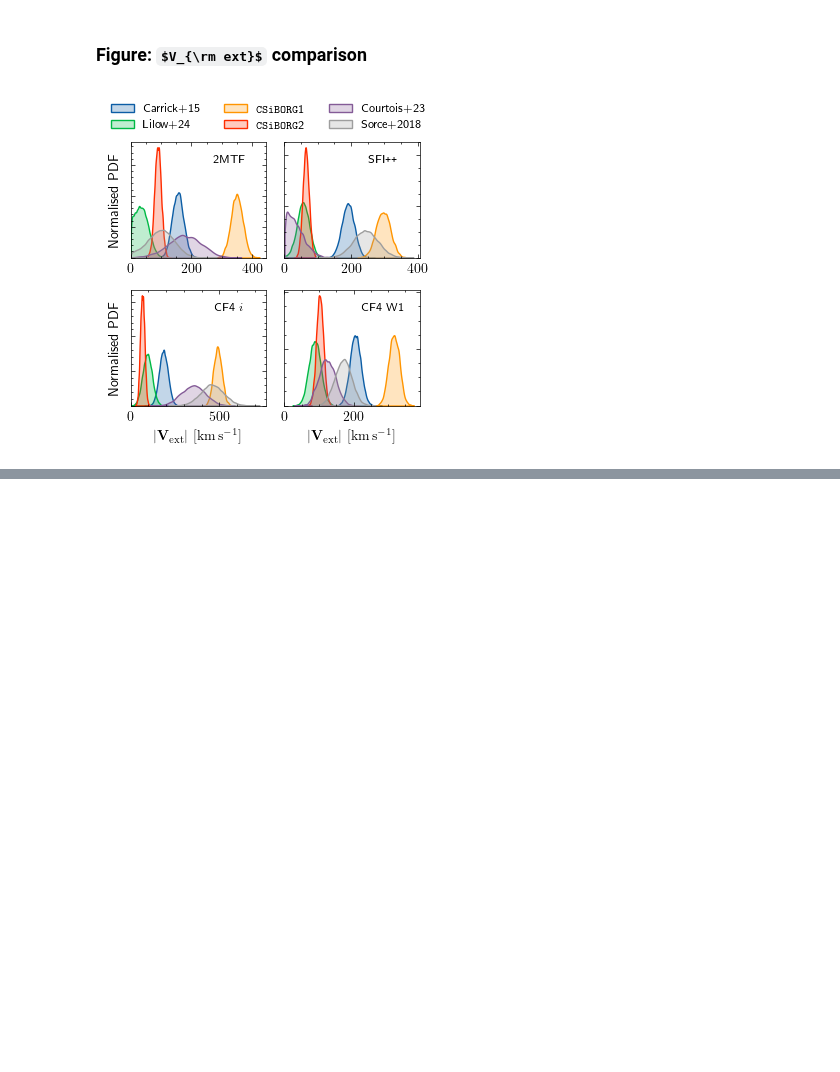
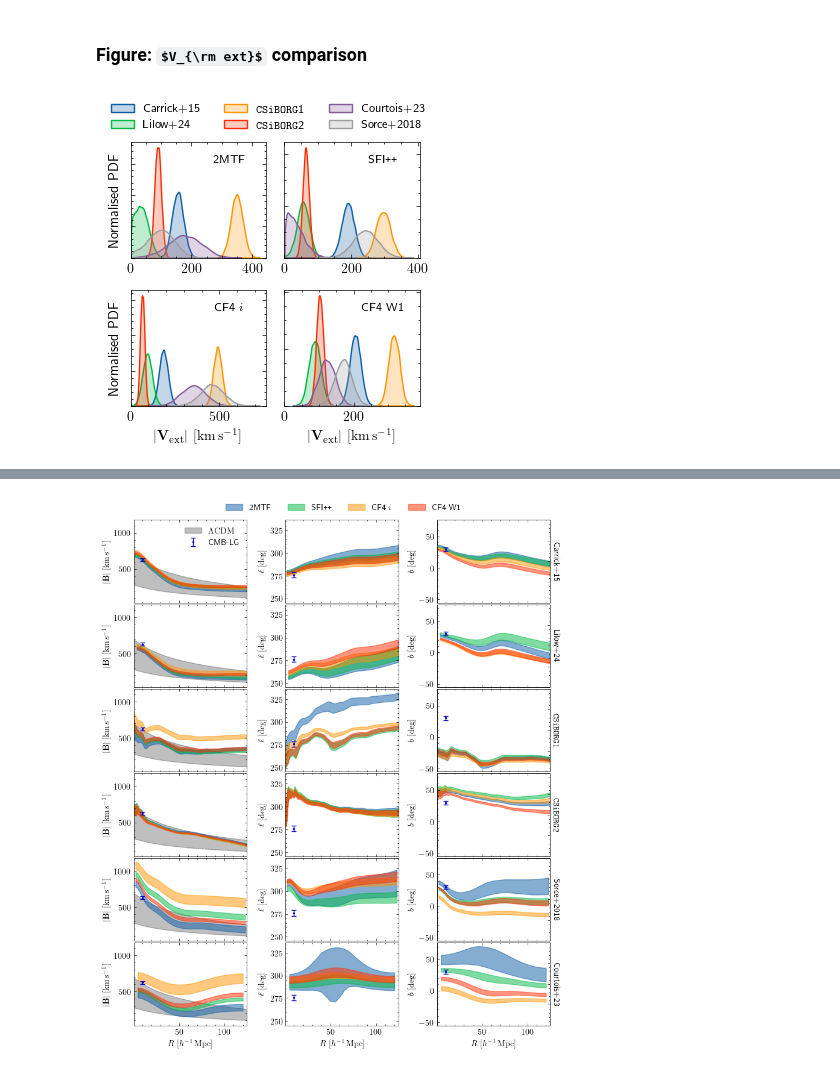
Before and after one commit to Richard-Sti/CANDEL, a Jupyter notebook: notebooks/paper_VFO/main_VFO.ipynb, the cells around one changed output, grey strips where cells are left out. Drawn from its saved outputs; the diff is of its cells as text; code cells hidden in the pictures; some formulas as TeX source; blank space fills up the shorter version.

```diff
--- a/notebooks/paper_VFO/main_VFO.ipynb
+++ b/notebooks/paper_VFO/main_VFO.ipynb
@@ -341,8 +402,8 @@ def load_and_check_posteriors(files, samples, key):
 # %% [markdown]
 ### Figure: $V_{\rm ext}$ comparison
 # %%
+files = switch_paths_SN_to_no_MNR(FILES)
 data = load_and_check_posteriors(files, samples, "Vext_mag")
-
 sims = ["Carrick2015", "Lilow2024", "CB1", "CB2", "CF4", "CLONES"]
 cats = ["2MTF", "SFI", "CF4_i", "CF4_W1"]
 
@@ -365,7 +426,7 @@ with plt.style.context('science'):
                 continue
 
             sns.kdeplot(
-                arr, fill=True, bw_adjust=0.75, ax=ax,
+                arr, fill=True, ax=ax,
                 clip=(0, np.inf),  # restrict support to [0, ∞)
                 cut=0,              # don't extend past the data
                 color=simname2color(sim),
@@ -402,0 +488,77 @@ with plt.style.context('science'):
+# %%
+with plt.style.context('science'):
+    nrows, ncols = len(sims), 3
+    figwidth = 8.3
+    fig, axs = plt.subplots(nrows, ncols,
+                            figsize=(figwidth, 1.15 * figwidth),
+                            sharex=True, sharey="col")
+    fig.subplots_adjust(hspace=0, wspace=0)
+
+    cols = plt.rcParams['axes.prop_cycle'].by_key()['color']
+
+    # fill posteriors
+    for i, sim in enumerate(sims):
+        for j, cat in enumerate(cats):
+            key = f"{sim}_{cat}"
+            if key not in bulkflows:
+                continue
+            r = bulkflows[key]["r"]
+            B = bulkflows[key]["B"]   # shape (Nr, Nsamp, 3) → |B|, ℓ, b (assumed)
+            c = cols[j % len(cols)]
+
+            for n in range(3):
+                y16, y50, y84 = np.percentile(B[..., n], [16, 50, 84], axis=-1)
+                axs[i, n].fill_between(
+                    r, y16, y84, alpha=0.5, color=c, edgecolor=c,
+                    label=catalogue2label(cat) if i == 1 and n == 0 else None
+                )
+
+    # CMB–LG points (|B|, ℓ, b) at R≈10 Mpc/h
+    kwargs = {"color": "mediumblue", "zorder": 10, "capsize": 3, "ms": 1.5}
+    for i in range(nrows):
+        axs[i, 0].errorbar(10, 627, yerr=22, fmt='o', label="CMB-LG" if i == 0 else None, **kwargs)
+        axs[i, 1].errorbar(10, 276, yerr=3,  fmt='o', **kwargs)
+        axs[i, 2].errorbar(10, 30,  yerr=3,  fmt='o', **kwargs)
+
+    # ΛCDM expectation band on |B|
+    Rs, mean, std, mode, p05, p16, p84, p95 = np.load(
+        "/Users/rstiskalek/Projects/CANDEL/data/fields/field_shells/BulkFlowPlot.npy"
+    )
+    m = Rs < 175
+    for i in range(nrows):
+        axs[i, 0].fill_between(
+            Rs[m], p16[m], p84[m],
+            color="black", zorder=0, alpha=0.25,
+            label=r"$\Lambda\mathrm{CDM}$" if i == 0 else None
+        )
+
+    # axis labels
+    for n in range(3):
+        axs[-1, n].set_xlabel(r"$R~[h^{-1}\,\mathrm{Mpc}]$")
+    for i in range(nrows):
+        axs[i, 0].set_ylabel(r"$|\mathbf{B}|~[\mathrm{km}\,\mathrm{s}^{-1}]$")
+        axs[i, 1].set_ylabel(r"$\ell~[\mathrm{deg}]$")
+        axs[i, 2].set_ylabel(r"$b~[\mathrm{deg}]$")
+
+    # right-side sim labels
+    for i, sim in enumerate(sims):
+        axr = axs[i, -1].twinx()
+        axr.set_ylabel(simname2label(sim), rotation=270, labelpad=7.5)
+        axr.set_yticklabels([])
+
+    # x-limits from any available r
+    any_key = next(iter(bulkflows))
+    r_any = bulkflows[any_key]["r"]
+    axs[0, 0].set_xlim(r_any.min(), r_any.max())
+
+    # legends
+    axs[0, 0].legend()
+    handles, labels = axs[1, 0].get_legend_handles_labels()
+    fig.legend(handles, labels, loc='upper center',
+               bbox_to_anchor=(0.5, 0.975), ncol=len(cats) + 2, frameon=False)
+
+    fig.tight_layout(rect=[0, 0, 0.95, 0.95], h_pad=0.01)
+    # fig.savefig("../../plots/bulkflow_CMB.pdf", dpi=450, bbox_inches="tight")
+    fig.show()
+# %% [output]
+[figure, added]
```
Also changed, not shown: parts of 14 cells of this notebook.
